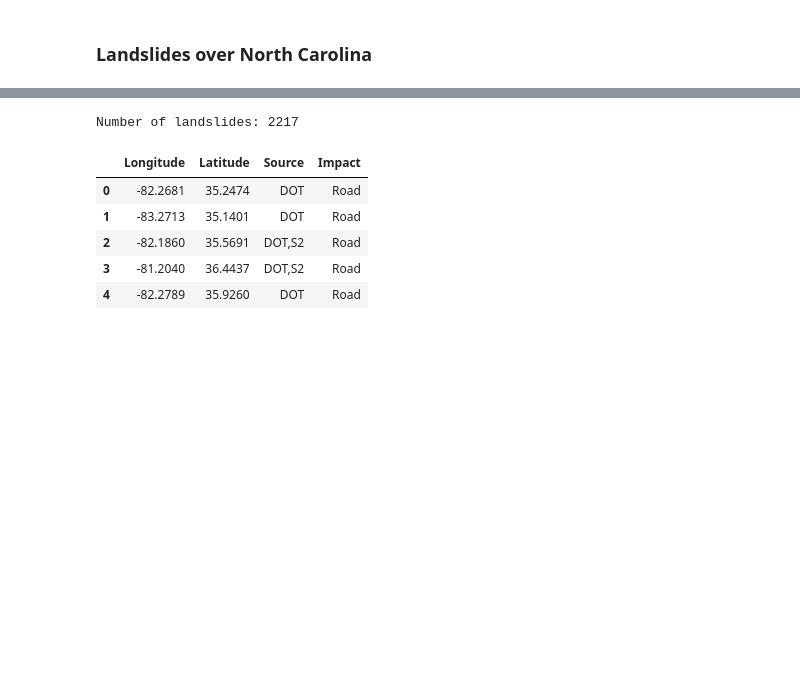
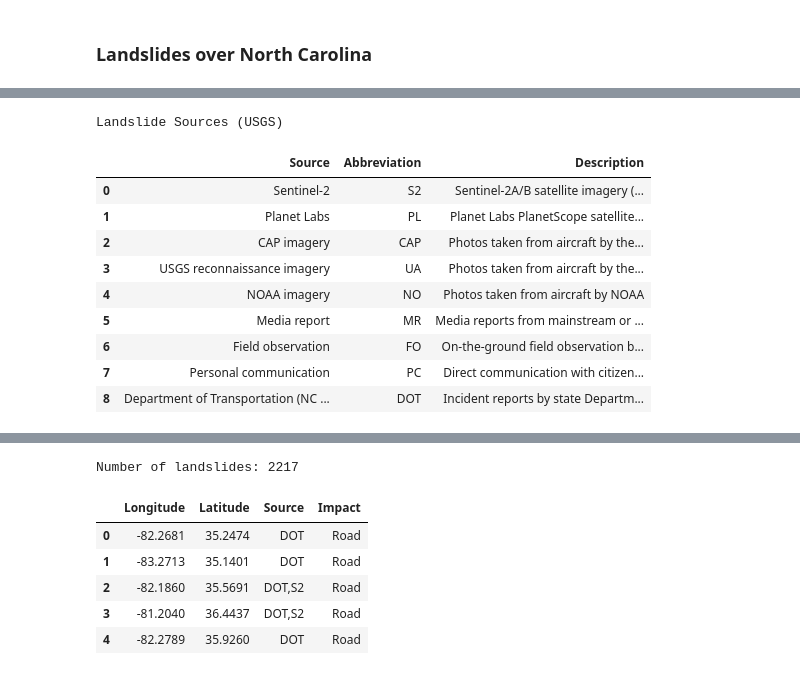
Before and after one commit to DAES433533/bluegreen, a Jupyter notebook: notebooks/helene_landslides.ipynb, the cells around one changed output, grey strips where cells are left out. Cells and saved outputs as stored; diff of their text form; code cells hidden in the pictures; blank space fills up the shorter version.

```diff
--- a/notebooks/helene_landslides.ipynb
+++ b/notebooks/helene_landslides.ipynb
@@ -108,0 +117,42 @@ plt.show()
+# %%
+sources_table = pd.DataFrame({
+    "Source": [
+        "Sentinel-2",
+        "Planet Labs",
+        "CAP imagery",
+        "USGS reconnaissance imagery",
+        "NOAA imagery",
+        "Media report",
+        "Field observation",
+        "Personal communication",
+        "Department of Transportation (NC or VA)"
+    ],
+    "Abbreviation": ["S2", "PL", "CAP", "UA", "NO", "MR", "FO", "PC", "DOT"],
+    "Description": [
+        "Sentinel-2A/B satellite imagery (10 m resolution)",
+        "Planet Labs PlanetScope satellite imagery (3–5 m resolution)",
+        "Photos taken from aircraft by the Civil Air Patrol",
+        "Photos taken from aircraft by the USGS aerial reconnaissance team",
+        "Photos taken from aircraft by NOAA",
+        "Media reports from mainstream or social media",
+        "On-the-ground field observation by landslide experts",
+        "Direct communication with citizens, including emergency managers and residents",
+        "Incident reports by state Departments of Transportation"
+    ]
+})
+
+sources_table
+
+sources_table.style.set_caption("Landslide Sources (USGS)")
+# %% [output]
+Landslide Sources (USGS)
+|  | Source | Abbreviation | Description |
+| 0 | Sentinel-2 | S2 | Sentinel-2A/B satellite imagery (... |
+| 1 | Planet Labs | PL | Planet Labs PlanetScope satellite... |
+| 2 | CAP imagery | CAP | Photos taken from aircraft by the... |
+| 3 | USGS reconnaissance imagery | UA | Photos taken from aircraft by the... |
+| 4 | NOAA imagery | NO | Photos taken from aircraft by NOAA |
+| 5 | Media report | MR | Media reports from mainstream or ... |
+| 6 | Field observation | FO | On-the-ground field observation b... |
+| 7 | Personal communication | PC | Direct communication with citizen... |
+| 8 | Department of Transportation (NC ... | DOT | Incident reports by state Departm... |
```
Also changed, not shown: parts of 19 cells of this notebook, 1 other file.
